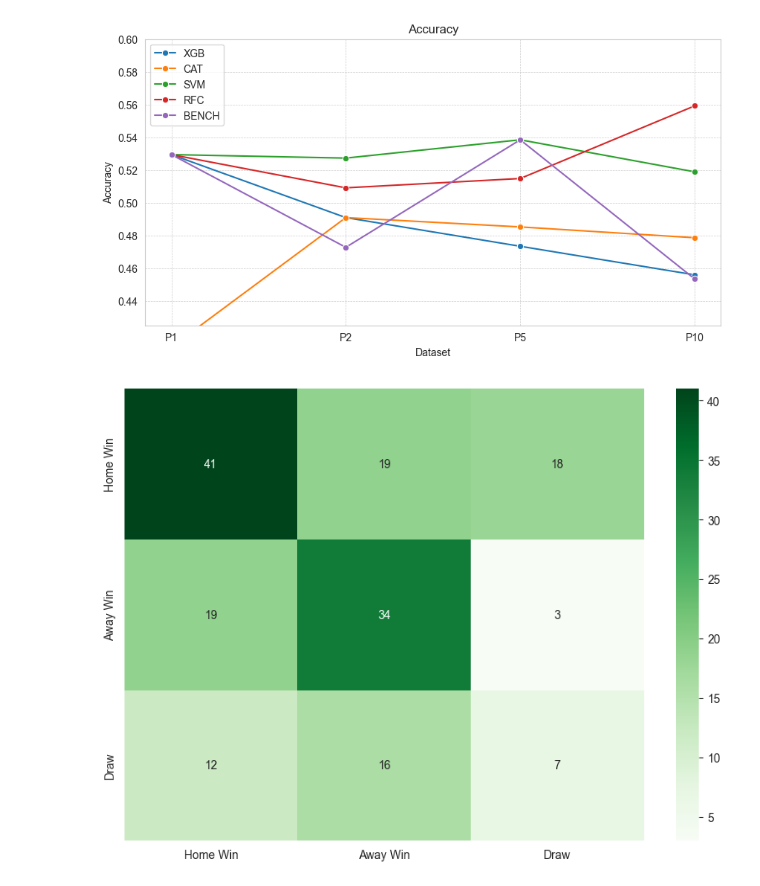
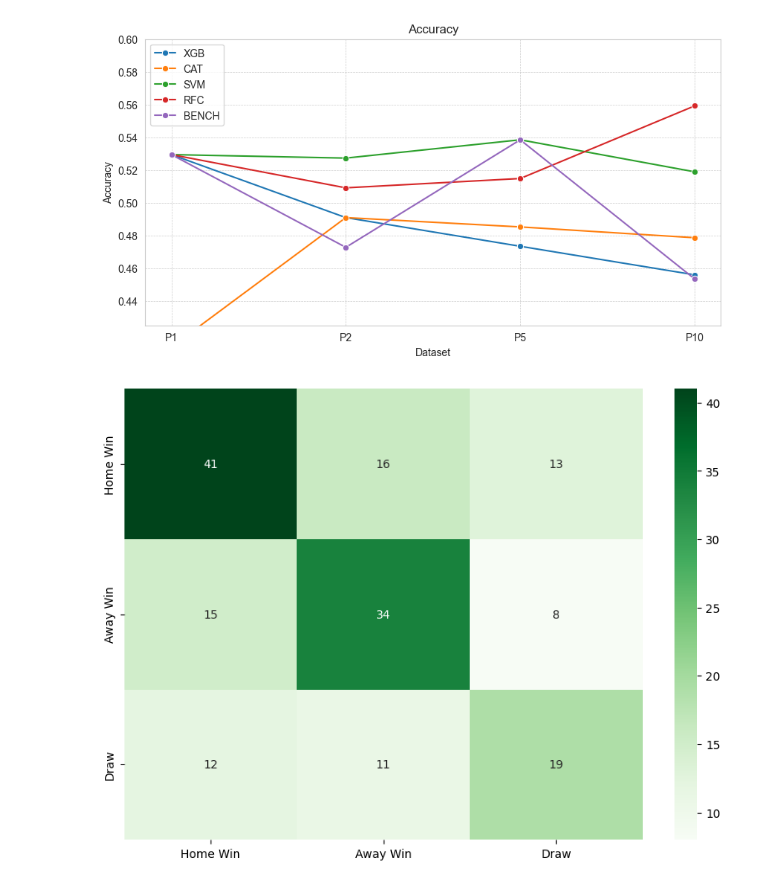
Before and after one commit to hubamatyas/Football-Arbitrage-Value-Betting, a Jupyter notebook: notebooks/model.ipynb, the cells around one changed output. Drawn from its saved outputs; the diff is of its cells as text; code cells hidden in the pictures.

```diff
--- a/notebooks/model.ipynb
+++ b/notebooks/model.ipynb
@@ -207,9 +209,12 @@ datasets = {
 }
 
 shap_feature_params = {
+    Feature.GOAL_STATS.value: True,
     Feature.ODDS.value: True,
+    Feature.LAST_N_MATCHES.value: True,
     Feature.PI_RATINGS.value: True,
-    # Feature.PI_PAIRWISE.value: False,
+    Feature.PI_PAIRWISE.value: True,
+    Feature.PI_WEIGHTED.value: True
 }
 # %%
 models = {
@@ -268,22 +273,21 @@ plt.show()
 # %% [output]
 [figure]
 # %%
-train, test, unique_teams = model.pre_process_data(datasets["P5"])
+train, test, unique_teams = model.pre_process_data(datasets["P10"])
 X_train, y_train, X_test, y_test = model.feature_engineering(train, test, unique_teams, shap_feature_params)
 
-# Train model
-cat_model = CatBoostClassifier(iterations=1000, learning_rate=0.1, depth=6, loss_function='MultiClass', logging_level='Silent')
-cat_model.fit(X_train, y_train)
+rfc_model = RandomForestClassifier(n_estimators=100, max_depth=10, random_state=1)
+rfc_model.fit(X_train, y_train)
 
-y_pred = cat_model.predict(X_test)
+y_pred = rfc_model.predict(X_test)
 
 # Plot the confusion matrix
 plt.figure(figsize=(10, 7))
 sns.heatmap(confusion_matrix(y_test, y_pred), annot=True, fmt='d', xticklabels=["Home Win", "Away Win", "Draw"], yticklabels=["Home Win", "Away Win", "Draw"], cmap='Greens')
 plt.savefig("fb_confusion_matrix.pdf")
 plt.show()
 # %% [output]
-[figure, old version]
+[figure, new version]
 # %%
 col1 = results["CrossVal"]
 col2 = results["Accuracy"]
```
Also changed, not shown: parts of 2 cells of this notebook, 1 other file.
